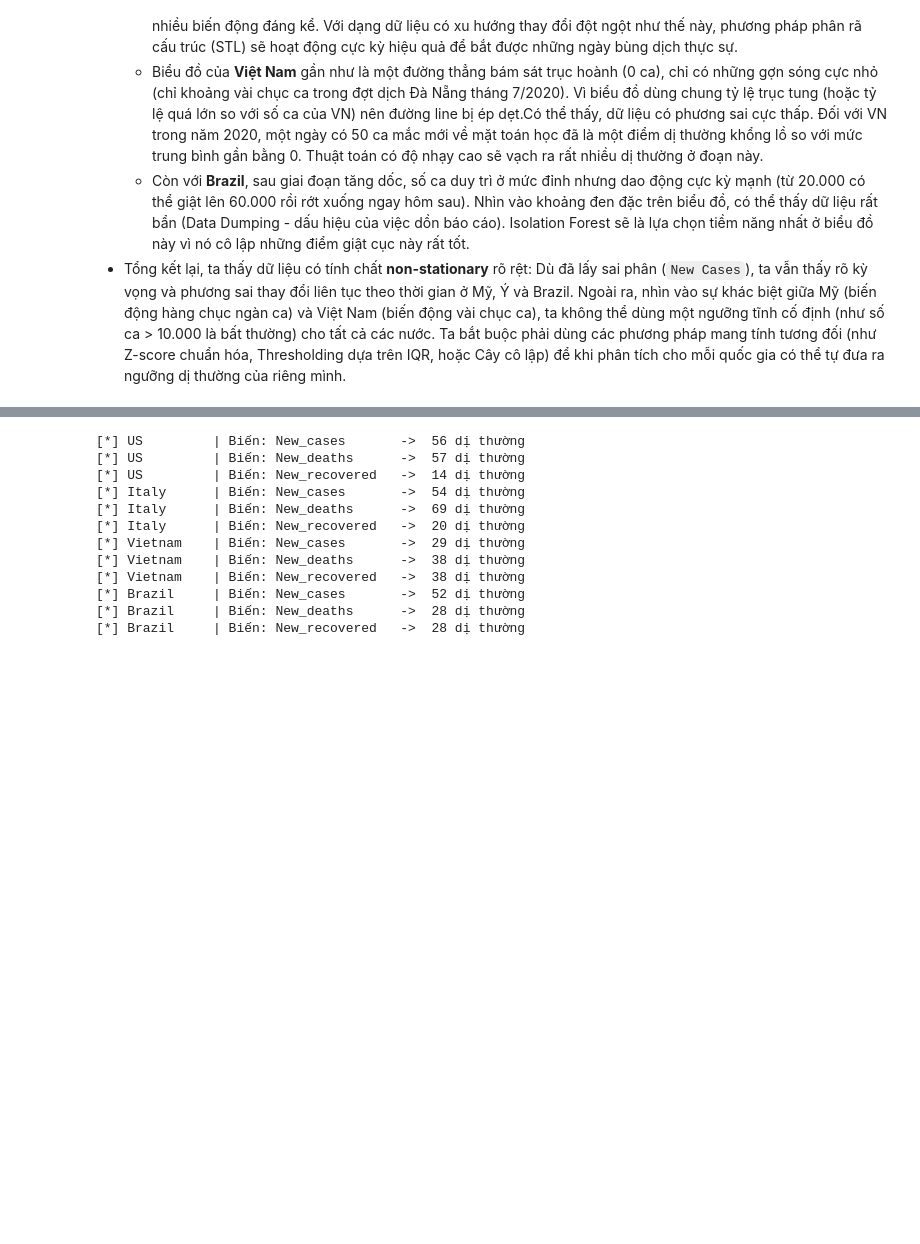
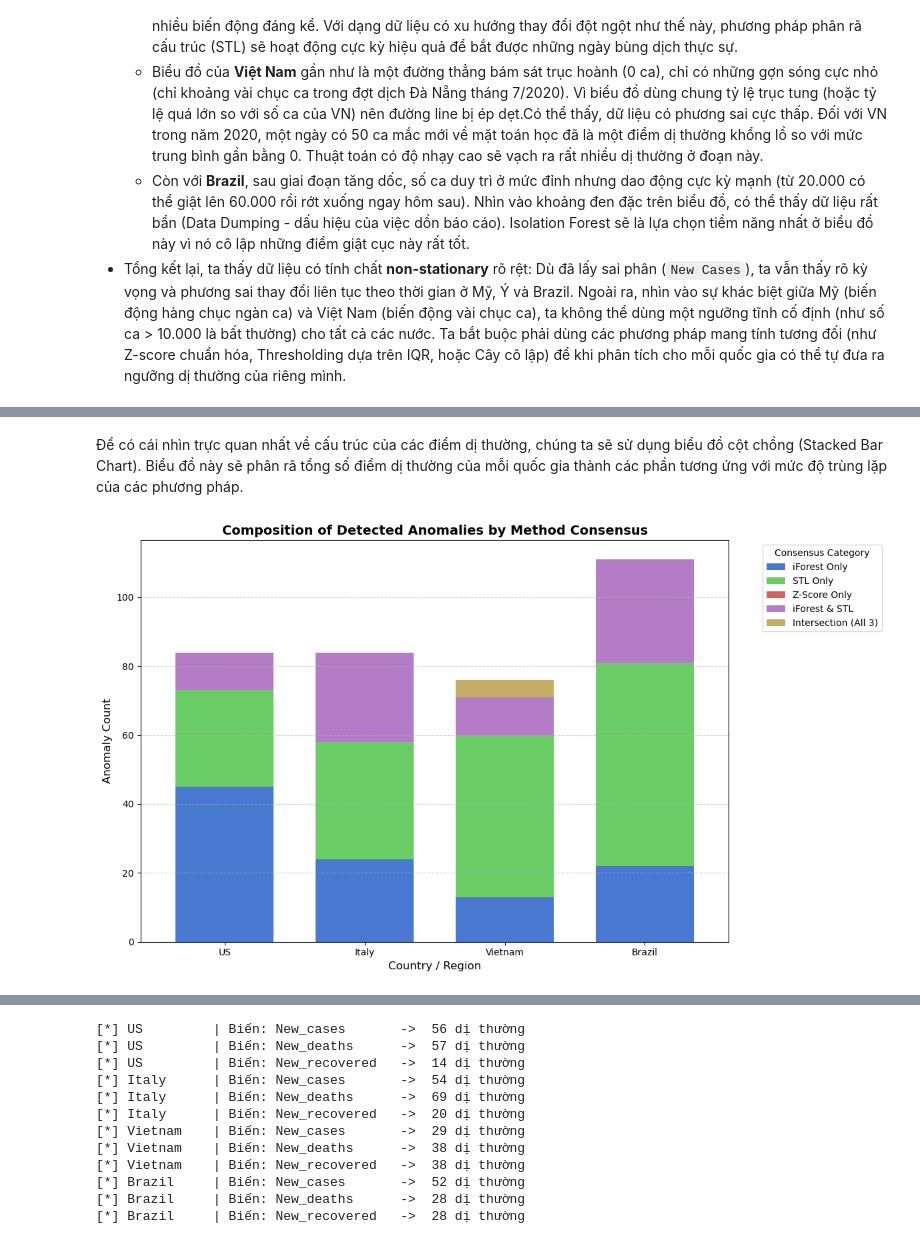
Before and after one commit to Taylor3691/mining-beyond-boundaries, a Jupyter notebook: notebooks/Hoang-time.preprocessing.detect.outlier.ipynb, the cells around one changed output, grey strips where cells are left out. Cells and saved outputs as stored; diff of their text form; code cells hidden in the pictures; blank space fills up the shorter version.

```diff
--- a/notebooks/Hoang-time.preprocessing.detect.outlier.ipynb
+++ b/notebooks/Hoang-time.preprocessing.detect.outlier.ipynb
@@ -336,5 +172,0 @@ Sau đó là biểu diễn cả 3 phương pháp lên cùng một đồ thị đ
-# %%
-try:
-    plot_anomalies_all_methods(dataset=dataset_benchmark, anomalies_dict=benchmark_masks)
-except Exception as e:
-    print(f"[LỖI] Không thể vẽ biểu đồ: {e}")
@@ -535,0 +382,4 @@ Tiếp theo ta sẽ thiết lập 2 vòng lặp (vòng lặp theo Quốc gia và
+# %%
+df_overlap_stats = calculate_anomaly_overlap(all_masks, TARGET_COUNTRIES)
+
+display(df_overlap_stats)
@@ -535,0 +392,19 @@ Tiếp theo ta sẽ thiết lập 2 vòng lặp (vòng lặp theo Quốc gia và
+# %% [markdown]
+Để có cái nhìn trực quan nhất về cấu trúc của các điểm dị thường, chúng ta sẽ sử dụng biểu đồ cột chồng (Stacked Bar Chart). Biểu đồ này sẽ phân rã tổng số điểm dị thường của mỗi quốc gia thành các phần tương ứng với mức độ trùng lặp của các phương pháp.
+# %%
+plt.style.use('seaborn-v0_8-muted')
+df_plot = df_overlap_stats.set_index('Country')
+
+ax = df_plot.plot(kind='bar', stacked=True, figsize=(12, 7), width=0.7)
+
+plt.title('Composition of Detected Anomalies by Method Consensus', fontsize=14, fontweight='bold')
+plt.xlabel('Country / Region', fontsize=12)
+plt.ylabel('Anomaly Count', fontsize=12)
+plt.xticks(rotation=0)
+plt.legend(title='Consensus Category', bbox_to_anchor=(1.05, 1), loc='upper left')
+plt.grid(axis='y', linestyle='--', alpha=0.6)
+
+plt.tight_layout()
+plt.show()
+# %% [output]
+[figure, added]
```
Also changed, not shown: parts of 65 cells of this notebook.
